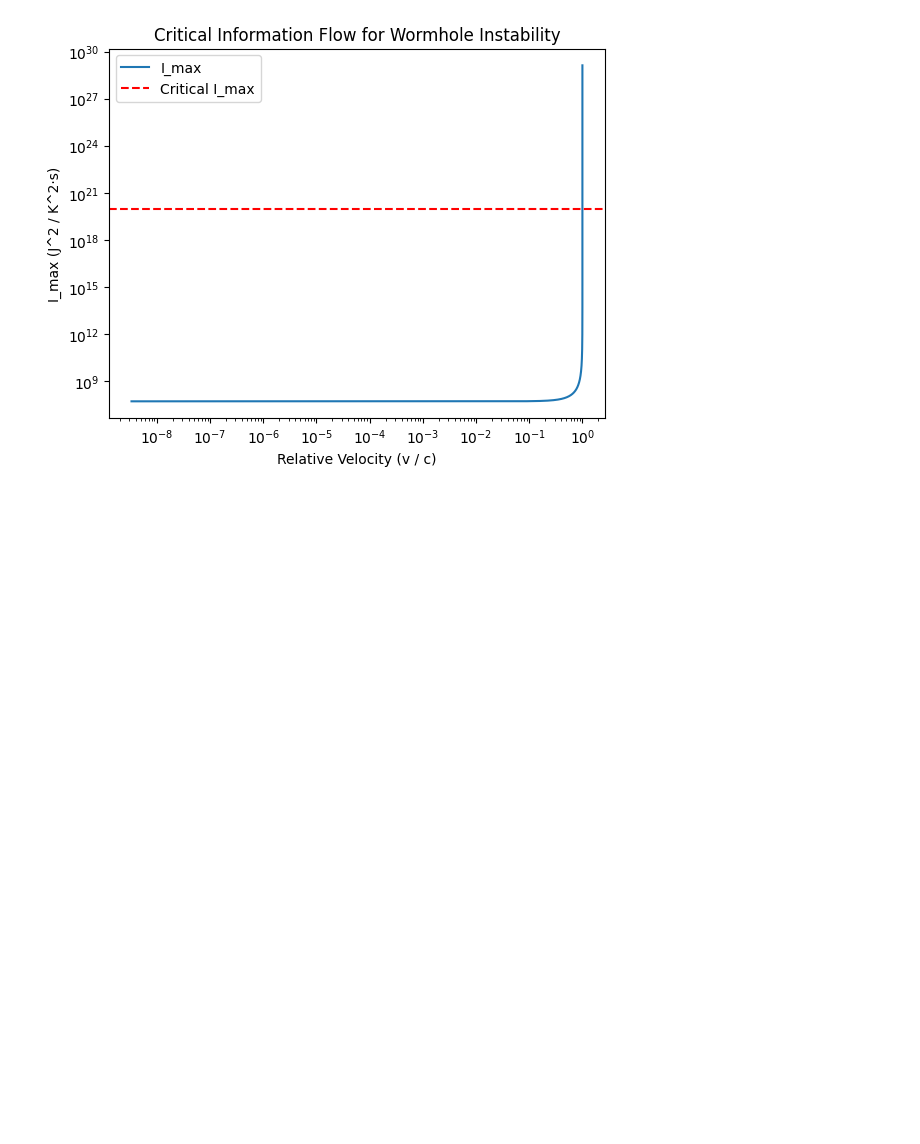
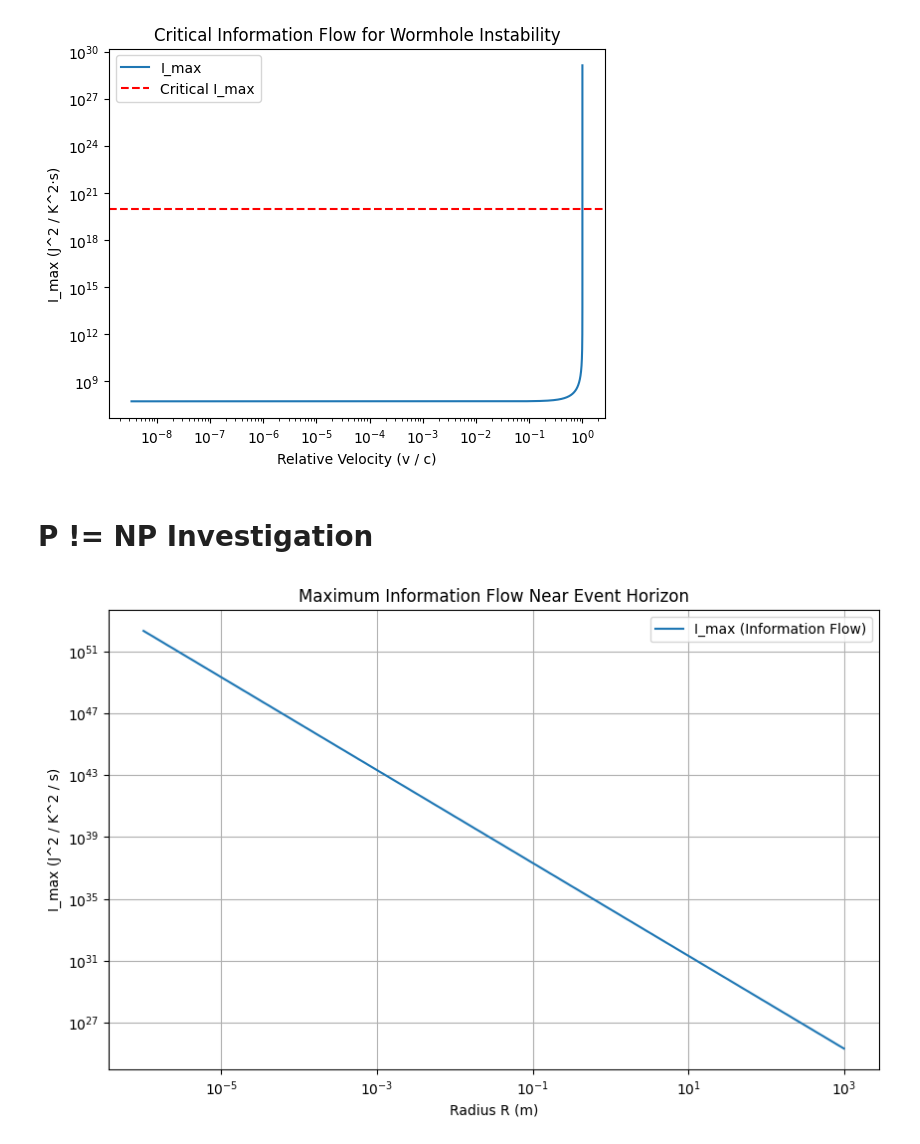
Before and after one commit to nking-1/Generativity, a Jupyter notebook: ComplexityEfficiency.ipynb, the cells around one changed output. Saved outputs shown, nothing was run; the diff lists cells and outputs as text; code cells hidden in the pictures; blank space fills up the shorter version.

```diff
--- a/ComplexityEfficiency.ipynb
+++ b/ComplexityEfficiency.ipynb
@@ -1349,3 +1349,37 @@ plt.show()
 Critical velocity range (v / c) where instability occurs: 1.0000000000 to 1.0000000000
 Critical velocity (v / c) where instability occurs: 1.0000
 [figure]
+# %% [markdown]
+# P != NP Investigation
+# %%
+import numpy as np
+import matplotlib.pyplot as plt
+
+# Constants
+c = 3e8  # Speed of light (m/s)
+G = 6.67430e-11  # Gravitational constant (m^3/kg/s^2)
+k_B = 1.380649e-23  # Boltzmann constant (J/K)
+
+# Black hole mass (in kg)
+M = 5e30  # Example: ~mass of the Sun
+
+# Range of R values (m)
+R_values = np.geomspace(1e-6, 1e3, 1000)  # From near-singularity to larger scales
+
+# Energy density
+rho = M / R_values**3
+
+# Maximum information flow
+I_max = (k_B**2) * (rho**2 * R_values**3 * c) / G
+
+# Plot results
+plt.figure(figsize=(10, 6))
+plt.loglog(R_values, I_max, label="I_max (Information Flow)")
+plt.xlabel("Radius R (m)")
+plt.ylabel("I_max (J^2 / K^2 / s)")
+plt.title("Maximum Information Flow Near Event Horizon")
+plt.legend()
+plt.grid(True)
+plt.show()
+# %% [output]
+[figure, added]
```
Also changed, not shown: parts of 18 cells of this notebook.
